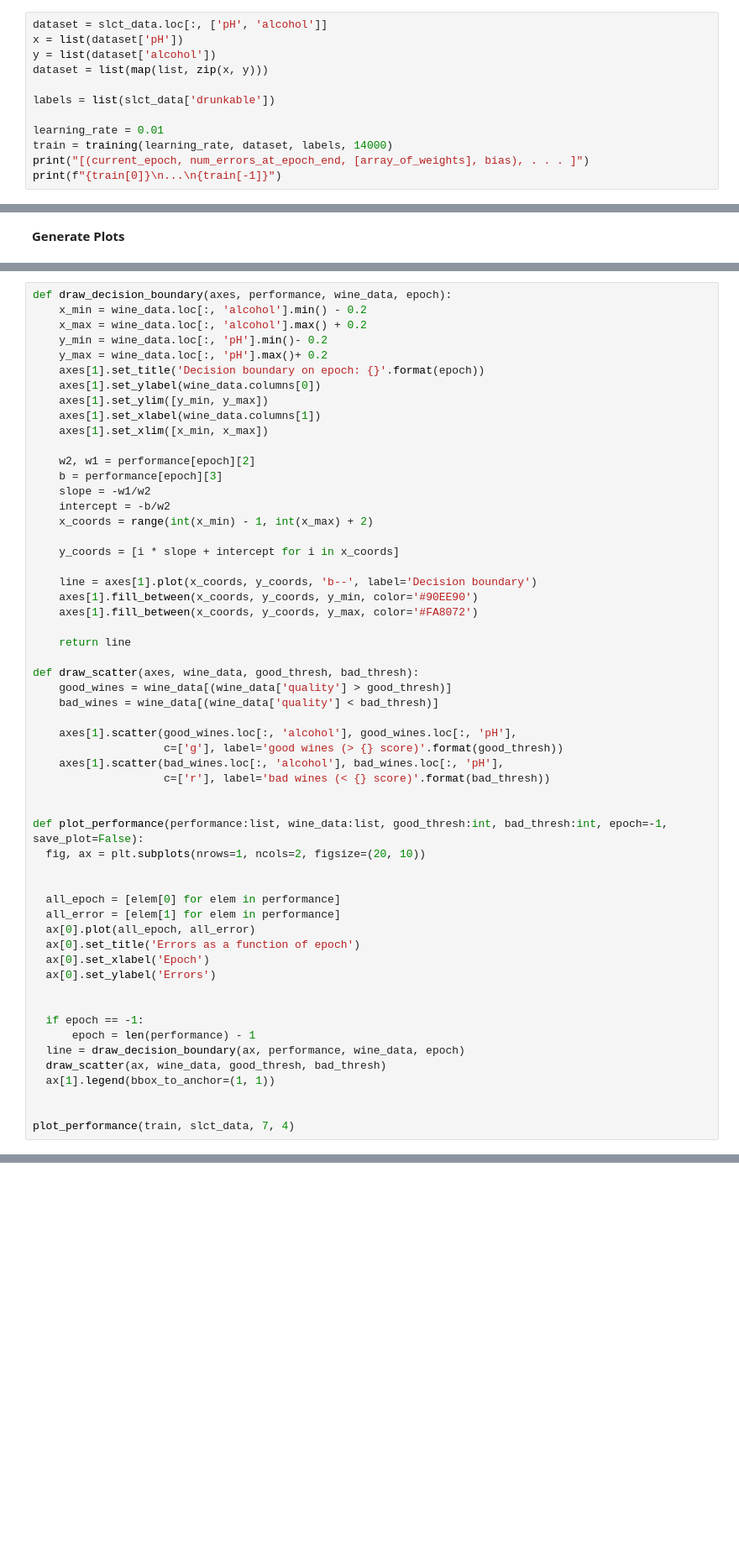
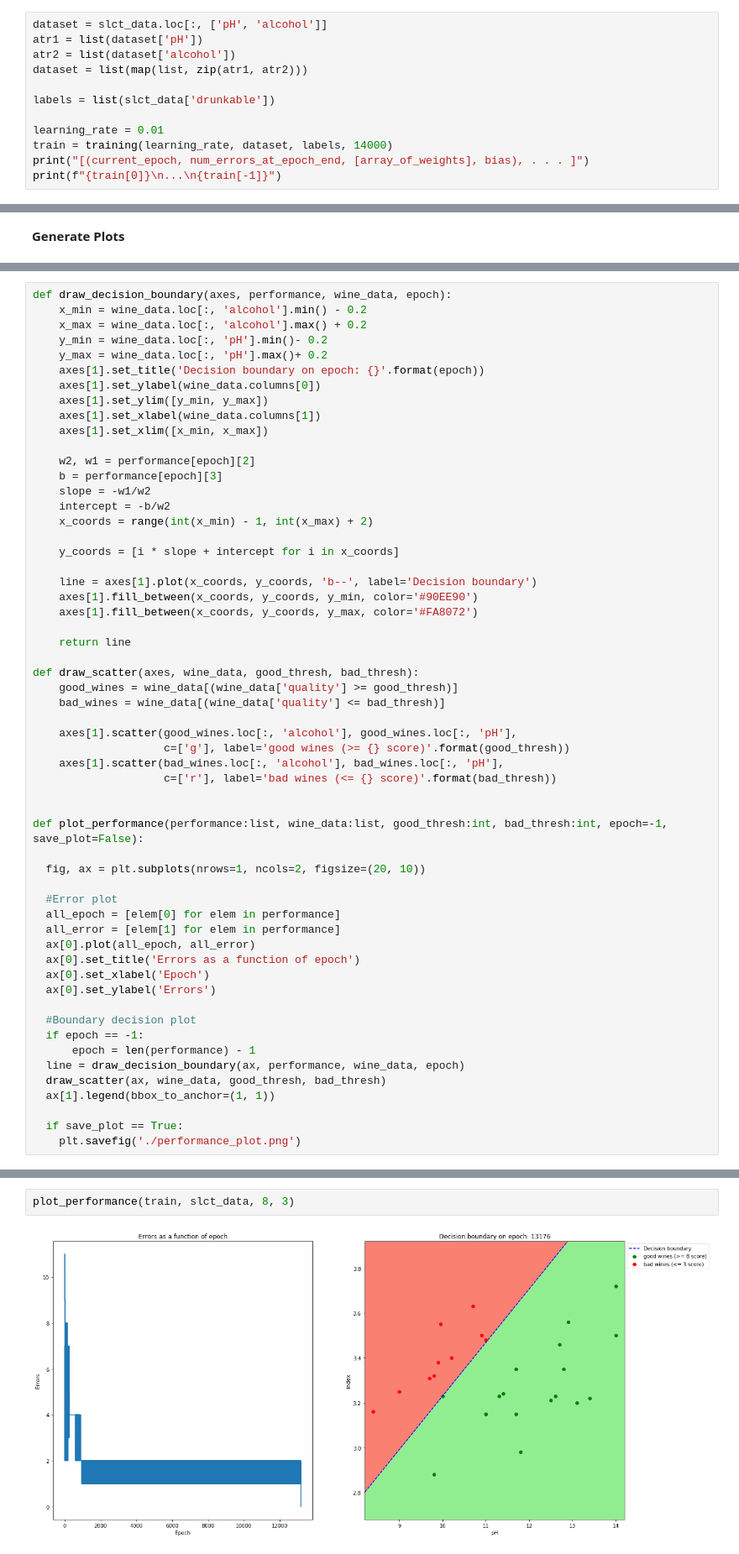
Before and after one commit to yohan-th/ft_sommelier, a Jupyter notebook: ft_sommelier.ipynb, the cells around one changed output, grey strips where cells are left out. Shown at 84% size. Saved outputs shown, nothing was run; the diff lists cells and outputs as text; blank space fills up the shorter version.

```diff
--- a/ft_sommelier.ipynb
+++ b/ft_sommelier.ipynb
@@ -180,9 +182,9 @@ def training(lr:int, dataset:list, targets:list, max_epoch:int):
     return ret
 # %%
 dataset = slct_data.loc[:, ['pH', 'alcohol']]
-x = list(dataset['pH'])
-y = list(dataset['alcohol'])
-dataset = list(map(list, zip(x, y)))
+atr1 = list(dataset['pH'])
+atr2 = list(dataset['alcohol'])
+dataset = list(map(list, zip(atr1, atr2)))
 
 labels = list(slct_data['drunkable'])
 
@@ -229,19 +231,20 @@ def draw_decision_boundary(axes, performance, wine_data, epoch):
     return line
 
 def draw_scatter(axes, wine_data, good_thresh, bad_thresh):
-    good_wines = wine_data[(wine_data['quality'] > good_thresh)]
-    bad_wines = wine_data[(wine_data['quality'] < bad_thresh)]
+    good_wines = wine_data[(wine_data['quality'] >= good_thresh)]
+    bad_wines = wine_data[(wine_data['quality'] <= bad_thresh)]
 
     axes[1].scatter(good_wines.loc[:, 'alcohol'], good_wines.loc[:, 'pH'],
-                    c=['g'], label='good wines (> {} score)'.format(good_thresh))
+                    c=['g'], label='good wines (>= {} score)'.format(good_thresh))
     axes[1].scatter(bad_wines.loc[:, 'alcohol'], bad_wines.loc[:, 'pH'],
-                    c=['r'], label='bad wines (< {} score)'.format(bad_thresh))
+                    c=['r'], label='bad wines (<= {} score)'.format(bad_thresh))
 
 
 def plot_performance(performance:list, wine_data:list, good_thresh:int, bad_thresh:int, epoch=-1, save_plot=False):
+
   fig, ax = plt.subplots(nrows=1, ncols=2, figsize=(20, 10))
 
-
+  #Error plot
   all_epoch = [elem[0] for elem in performance]
   all_error = [elem[1] for elem in performance]
   ax[0].plot(all_epoch, all_error)
@@ -249,12 +252,12 @@ def plot_performance(performance:list, wine_data:list, good_thresh:int, bad_thre
   ax[0].set_xlabel('Epoch')
   ax[0].set_ylabel('Errors')
 
-
+  #Boundary decision plot
   if epoch == -1:
       epoch = len(performance) - 1
   line = draw_decision_boundary(ax, performance, wine_data, epoch)
   draw_scatter(ax, wine_data, good_thresh, bad_thresh)
   ax[1].legend(bbox_to_anchor=(1, 1))
 
-
-plot_performance(train, slct_data, 7, 4)
+  if save_plot == True:
+    plt.savefig('./performance_plot.png')
@@ -263 +264,5 @@ plot_performance(train, slct_data, 7, 4)
+# %%
+plot_performance(train, slct_data, 8, 3)
+# %% [output]
+[figure, added]
 # %% [markdown]
```
Also changed, not shown: parts of 25 cells of this notebook.
